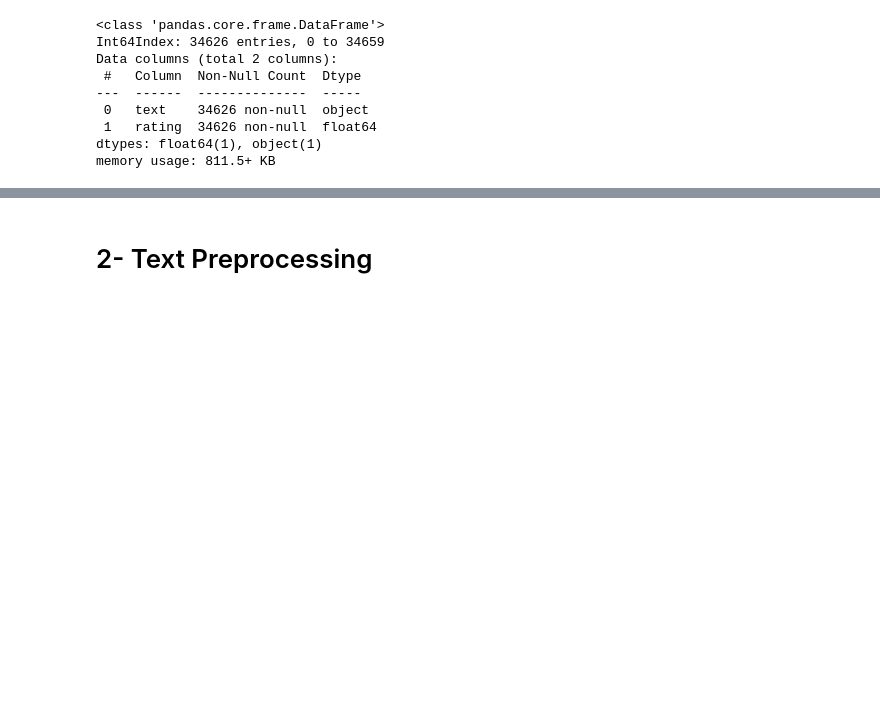
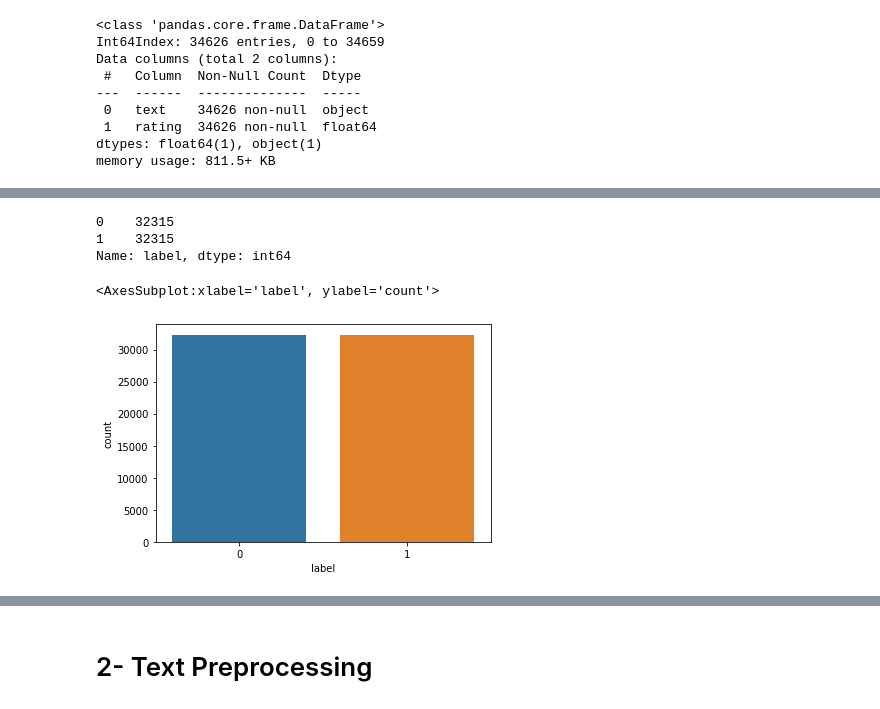
Before and after one commit to gg-dev-05/sentimentAnalysis, a Jupyter notebook: knn.ipynb, the cells around one changed output, grey strips where cells are left out. Saved outputs shown, nothing was run; the diff lists cells and outputs as text; code cells hidden in the pictures; blank space fills up the shorter version.

```diff
--- a/knn.ipynb
+++ b/knn.ipynb
@@ -81 +99,20 @@ memory usage: 811.5+ KB
+# %%
+# upsample minority class
+df_minority_upsampled = resample(
+    df_minority,
+    replace=True,  # sample with replacement
+    n_samples=32315,  # to match majority class
+    random_state=42)  # reproducible results
+# Combine majority class with upsampled minority class
+df_upsampled = pd.concat([df_minority_upsampled, df_majority])
+df = df_upsampled
+print(df['label'].value_counts())
+
+sns.countplot(df['label'])
+# %% [output]
+0    32315
+1    32315
+Name: label, dtype: int64
+<AxesSubplot:xlabel='label', ylabel='count'>
+[figure, added]
 # %%
```
Also changed, not shown: parts of 6 cells of this notebook.
